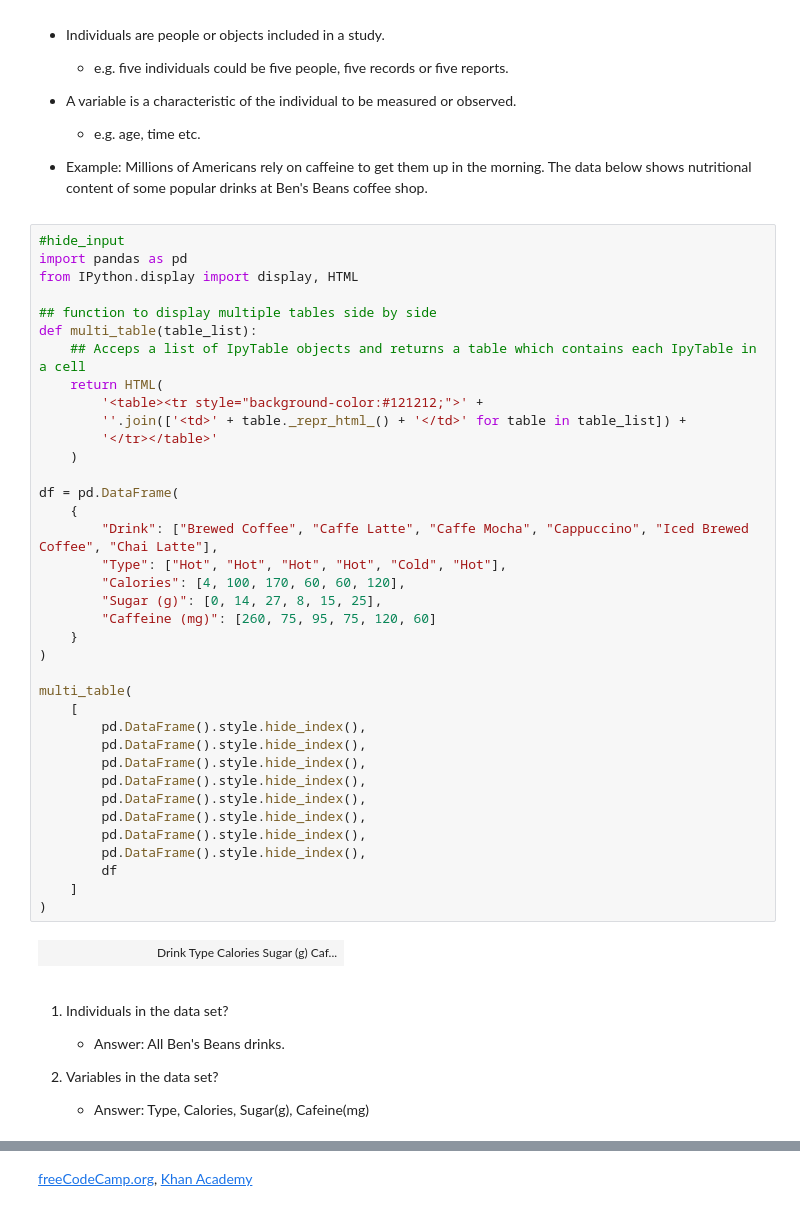
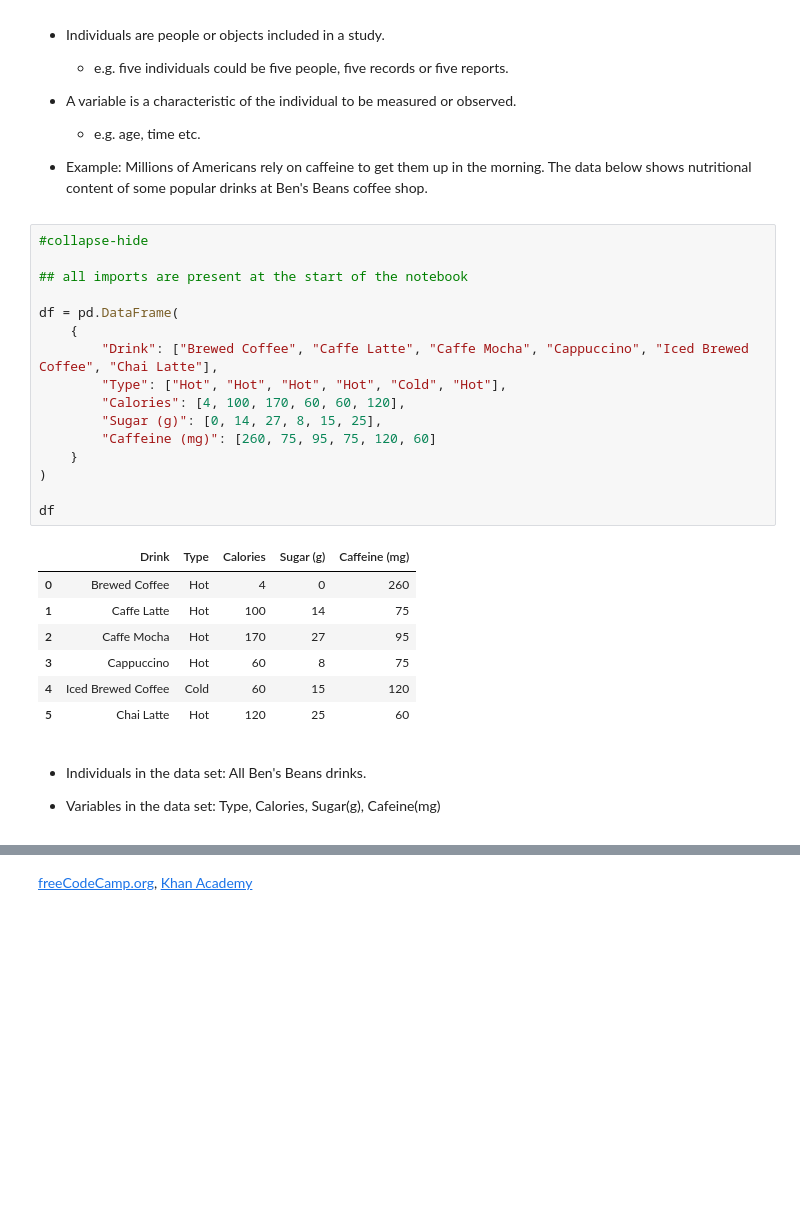
Before and after one commit to Slothfulwave612/Better-Stats-Than-Never, a Jupyter notebook: _notebooks/2020-12-19-Basic-Terminologies-In-Statistics.ipynb, the cells around one changed output, grey strips where cells are left out. Cells and saved outputs as stored; diff of their text form; blank space fills up the shorter version.

```diff
--- a/_notebooks/2020-12-19-Basic-Terminologies-In-Statistics.ipynb
+++ b/_notebooks/2020-12-19-Basic-Terminologies-In-Statistics.ipynb
@@ -66,50 +75,30 @@
 
 * Example: Millions of Americans rely on caffeine to get them up in the morning. The data below shows nutritional content of some popular drinks at Ben's Beans coffee shop.
 # %%
-#hide_input
-import pandas as pd
-from IPython.display import display, HTML
+#collapse-hide
 
-## function to display multiple tables side by side
-def multi_table(table_list):
-    ## Acceps a list of IpyTable objects and returns a table which contains each IpyTable in a cell
-    return HTML(
-        '<table><tr style="background-color:#121212;">' +
-        ''.join(['<td>' + table._repr_html_() + '</td>' for table in table_list]) +
-        '</tr></table>'
-    )
+## all imports are present at the start of the notebook
 
 df = pd.DataFrame(
     {
         "Drink": ["Brewed Coffee", "Caffe Latte", "Caffe Mocha", "Cappuccino", "Iced Brewed Coffee", "Chai Latte"],
         "Type": ["Hot", "Hot", "Hot", "Hot", "Cold", "Hot"],
         "Calories": [4, 100, 170, 60, 60, 120],
         "Sugar (g)": [0, 14, 27, 8, 15, 25],
         "Caffeine (mg)": [260, 75, 95, 75, 120, 60]
     }
 )
 
-multi_table(
-    [
-        pd.DataFrame().style.hide_index(),
-        pd.DataFrame().style.hide_index(),
-        pd.DataFrame().style.hide_index(),
-        pd.DataFrame().style.hide_index(),
-        pd.DataFrame().style.hide_index(),
-        pd.DataFrame().style.hide_index(),
-        pd.DataFrame().style.hide_index(),
-        pd.DataFrame().style.hide_index(),
-        df
-    ]
-)
+df
 # %% [output]
-|  |  |  |  |  |  |  |  | Drink Type Calories Sugar (g) Caf... |
+|  | Drink | Type | Calories | Sugar (g) | Caffeine (mg) |
+| 0 | Brewed Coffee | Hot | 4 | 0 | 260 |
+| 1 | Caffe Latte | Hot | 100 | 14 | 75 |
+| 2 | Caffe Mocha | Hot | 170 | 27 | 95 |
+| 3 | Cappuccino | Hot | 60 | 8 | 75 |
+| 4 | Iced Brewed Coffee | Cold | 60 | 15 | 120 |
+| 5 | Chai Latte | Hot | 120 | 25 | 60 |
 # %% [markdown]
-1. Individuals in the data set?
+* Individuals in the data set: All Ben's Beans drinks.
 
-   * Answer: All Ben's Beans drinks.
-
-
-2. Variables in the data set?
-
-   * Answer: Type, Calories, Sugar(g), Cafeine(mg)
+* Variables in the data set: Type, Calories, Sugar(g), Cafeine(mg)
```
Also changed, not shown: parts of 6 cells of this notebook.
